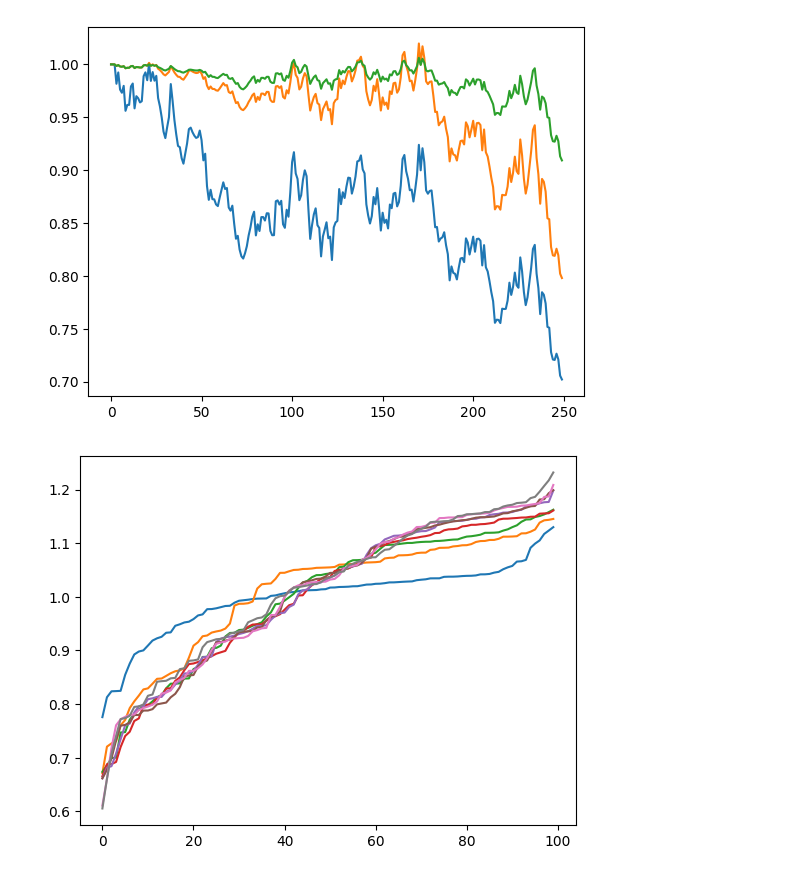
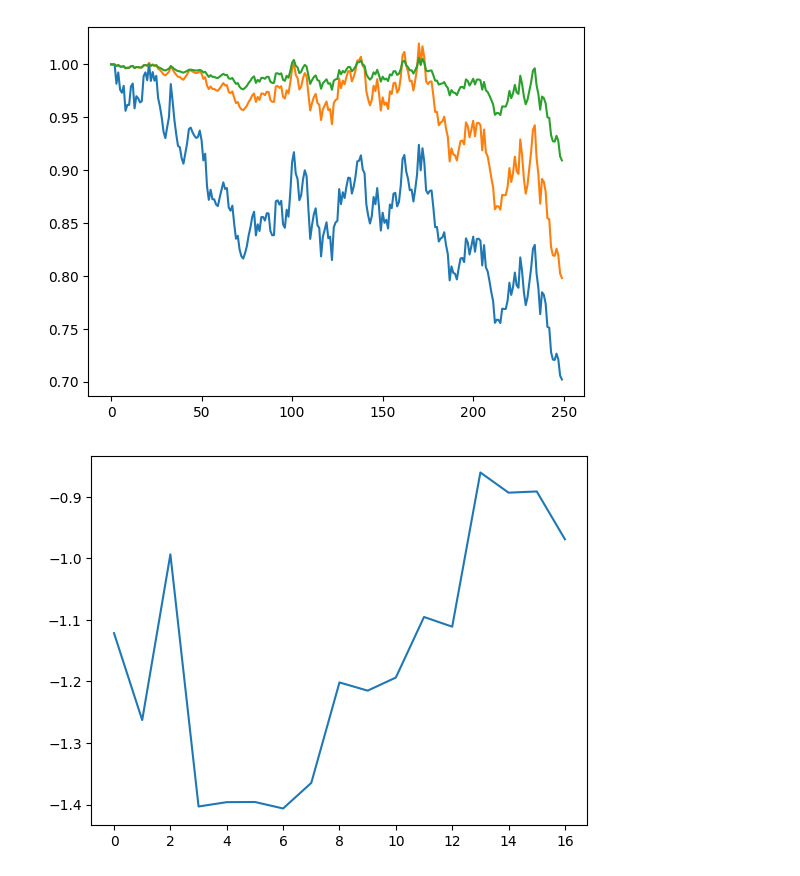
Before and after one commit to Sy-Sang/finance_utils, a Jupyter notebook: finance_utils/asset/spot/nb/nb3.ipynb, the cells around one changed output. Saved outputs shown, nothing was run; the diff lists cells and outputs as text; code cells hidden in the pictures.

```diff
--- a/finance_utils/asset/spot/nb/nb3.ipynb
+++ b/finance_utils/asset/spot/nb/nb3.ipynb
@@ -110,9 +110,13 @@ pyplot.show()
 # %% [output]
 [figure]
 # %%
-for i in tqdm.trange(10, 90, 10):
+mu = []
+for i in tqdm.trange(10, 95, 5):
     loop_test = scap.price_qualified_cap(20000, 1-1/i, 1+1/i)
-    pyplot.plot(sorted(loop_test.yield_slices[-1]))
+    mu.append(numpy.mean([
+        uf(i) for i in loop_test.yield_slices[-1]
+    ]))
+pyplot.plot(mu)
 pyplot.show()
 # %% [output]
-[figure, old version]
+[figure, new version]
```
